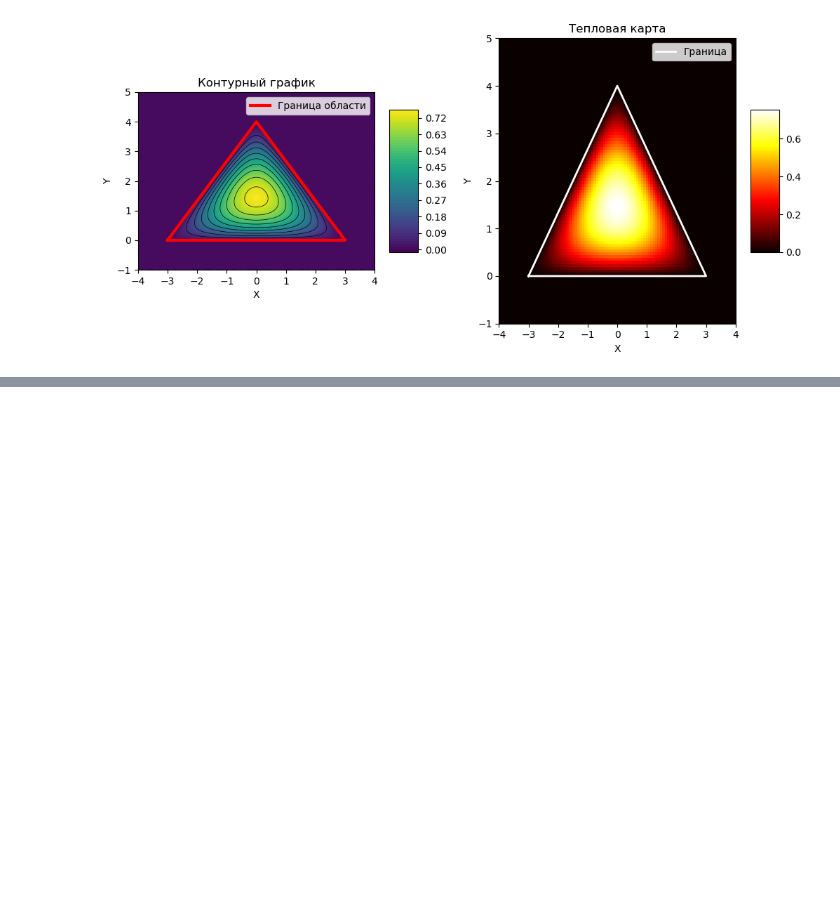
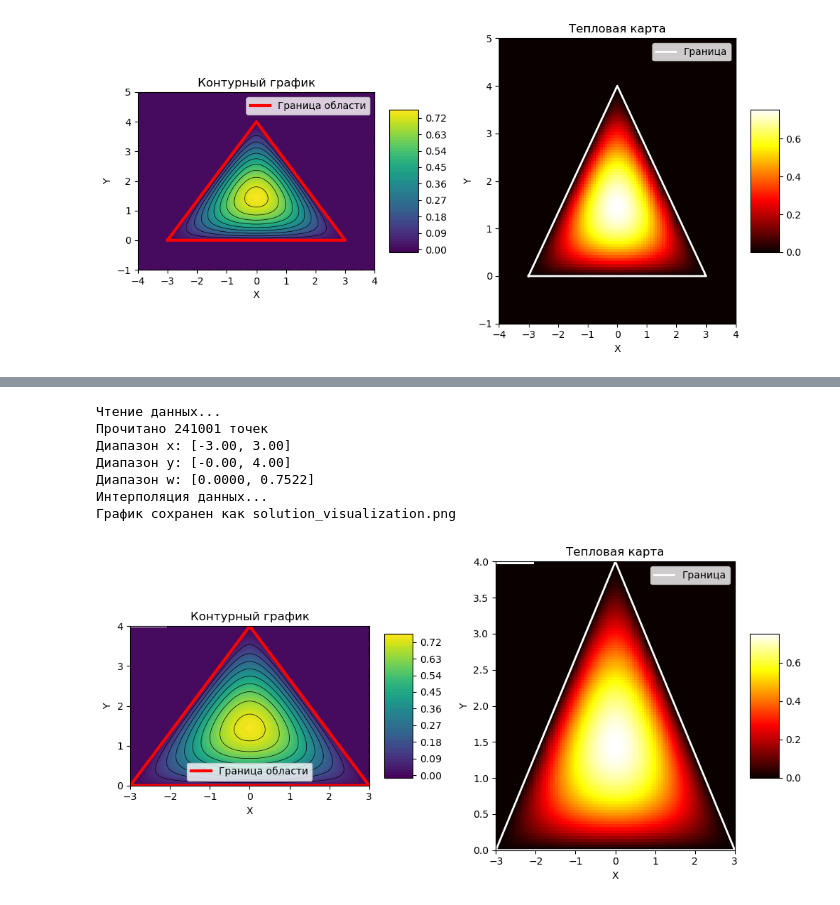
Before and after one commit to kazantseva2/supercomputer-2025, a Jupyter notebook: 01_Sequantial/visual.ipynb, the cells around one changed output, grey strips where cells are left out. Cells and saved outputs as stored; diff of their text form; code cells hidden in the pictures; blank space fills up the shorter version.

```diff
--- a/01_Sequantial/visual.ipynb
+++ b/01_Sequantial/visual.ipynb
@@ -146,0 +319,69 @@ plt.show()
+# %%
+import numpy as np
+import matplotlib.pyplot as plt
+from scipy.interpolate import griddata
+
+# Чтение данных из файла
+print("Чтение данных...")
+data = np.loadtxt('solution.txt', skiprows=1)
+x = data[:, 0]
+y = data[:, 1]
+w = data[:, 2]
+
+print(f"Прочитано {len(x)} точек")
+print(f"Диапазон x: [{x.min():.2f}, {x.max():.2f}]")
+print(f"Диапазон y: [{y.min():.2f}, {y.max():.2f}]")
+print(f"Диапазон w: [{w.min():.4f}, {w.max():.4f}]")
+
+# Создание регулярной сетки для визуализации
+xi = np.linspace(x.min(), x.max(), 100)
+yi = np.linspace(y.min(), y.max(), 100)
+xi, yi = np.meshgrid(xi, yi)
+
+# Интерполяция на регулярную сетку
+print("Интерполяция данных...")
+zi = griddata((x, y), w, (xi, yi), method='cubic')
+
+# Вершины треугольника для отрисовки
+triangle_x = [-3, 3, 0, -3]
+triangle_y = [0, 0, 4, 0]
+
+# Создание графиков
+fig = plt.figure(figsize=(15, 5))
+
+# 1. Контурный график
+ax2 = fig.add_subplot(132)
+contour = ax2.contourf(xi, yi, zi, levels=50, cmap='viridis')
+ax2.contour(xi, yi, zi, levels=10, colors='black', linewidths=0.5)
+ax2.plot(triangle_x, triangle_y, 'r-', linewidth=3, label='Граница области')
+ax2.set_xlabel('X')
+ax2.set_ylabel('Y')
+ax2.set_title('Контурный график')
+ax2.legend()
+ax2.set_aspect('equal')
+plt.colorbar(contour, ax=ax2, shrink=0.5, aspect=5)
+
+# 2. Тепловая карта
+ax3 = fig.add_subplot(133)
+im = ax3.imshow(zi, extent=[x.min(), x.max(), y.min(), y.max()],
+               origin='lower', cmap='hot', aspect='auto')
+ax3.plot(triangle_x, triangle_y, 'w-', linewidth=2, label='Граница')
+ax3.set_xlabel('X')
+ax3.set_ylabel('Y')
+ax3.set_title('Тепловая карта')
+ax3.legend()
+plt.colorbar(im, ax=ax3, shrink=0.5, aspect=5)
+
+plt.tight_layout()
+plt.savefig('solution_visualization.png', dpi=300, bbox_inches='tight')
+print("График сохранен как solution_visualization.png")
+plt.show()
+# %% [output]
+Чтение данных...
+Прочитано 241001 точек
+Диапазон x: [-3.00, 3.00]
+Диапазон y: [-0.00, 4.00]
+Диапазон w: [0.0000, 0.7522]
+Интерполяция данных...
+График сохранен как solution_visualization.png
+[figure, added]
```
Also changed, not shown: parts of 4 cells of this notebook, 14 other files.
